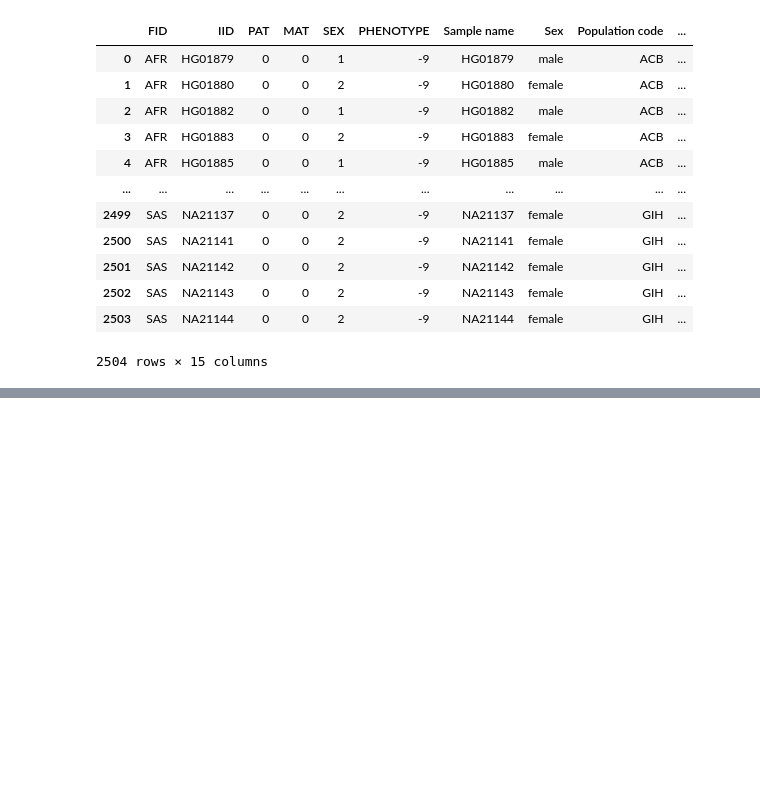
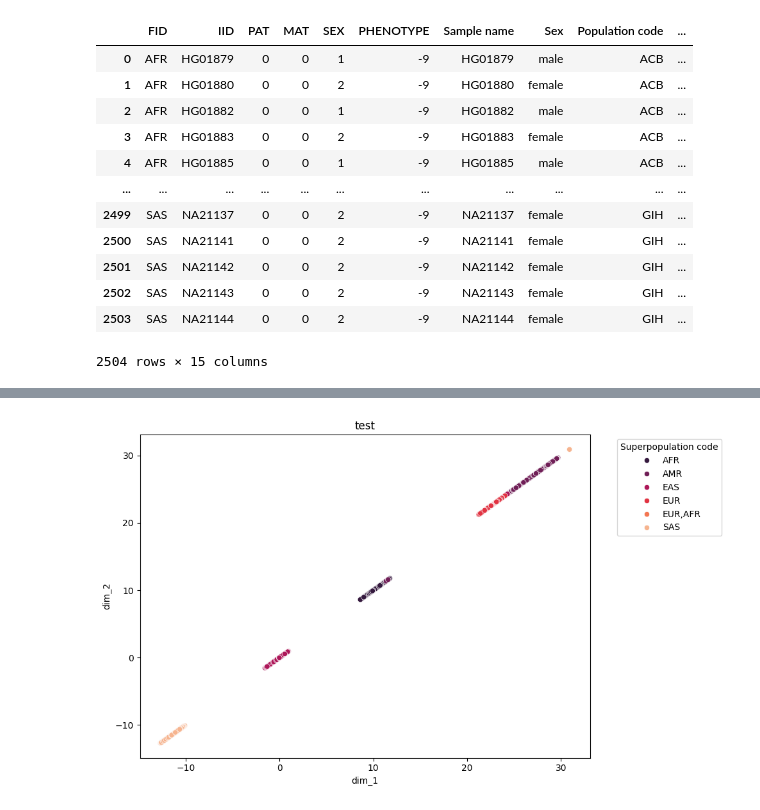
Before and after one commit to mat2m10/pca_projection, a Jupyter notebook: run_test.ipynb, the cells around one changed output, grey strips where cells are left out. Saved outputs shown, nothing was run; the diff lists cells and outputs as text; code cells hidden in the pictures; blank space fills up the shorter version.

```diff
--- a/run_test.ipynb
+++ b/run_test.ipynb
@@ -146,0 +226,23 @@ path_input_chrom
+# %%
+from sklearn.manifold import TSNE
+
+path_afs = f"{CONFIG['PATH_data']}/usefull/allele_frequencies.pkl"
+path_ids = f"{CONFIG['PATH_data']}/usefull/ids.pkl"
+path_panel = f"{CONFIG['PATH_data']}/usefull/all.panel"
+ids = pd.read_pickle(path_ids)
+labels = pd.read_pickle(path_panel)
+merged_df = ids.merge(labels, left_on="IID", right_on="Sample name")
+
+path_input = f"{CONFIG['PATH_data']}/07_esti_Fst/"
+dims = [f for f in os.listdir(path_input) if f.startswith("dim")]
+for dim in dims:
+    path_dim = f"{path_input}/{dim}"
+    Fst_global = pd.read_pickle(f"{path_dim}/global_Fst.pkl")
+    # Compute 1D t-SNE embedding with the correct init parameter
+    tsne = TSNE(n_components=1, metric='precomputed', init='random', random_state=42)
+    embeddings = tsne.fit_transform(Fst_global)
+    merged_df[[f"{dim}"]] = embedding
+
+make_population_plot(merged_df, 'dim_1', 'dim_2', 'Superpopulation code', 'test', palette = 'rocket')
+# %% [output]
+[figure, added]
```
Also changed, not shown: parts of 18 cells of this notebook, 3 other files.
